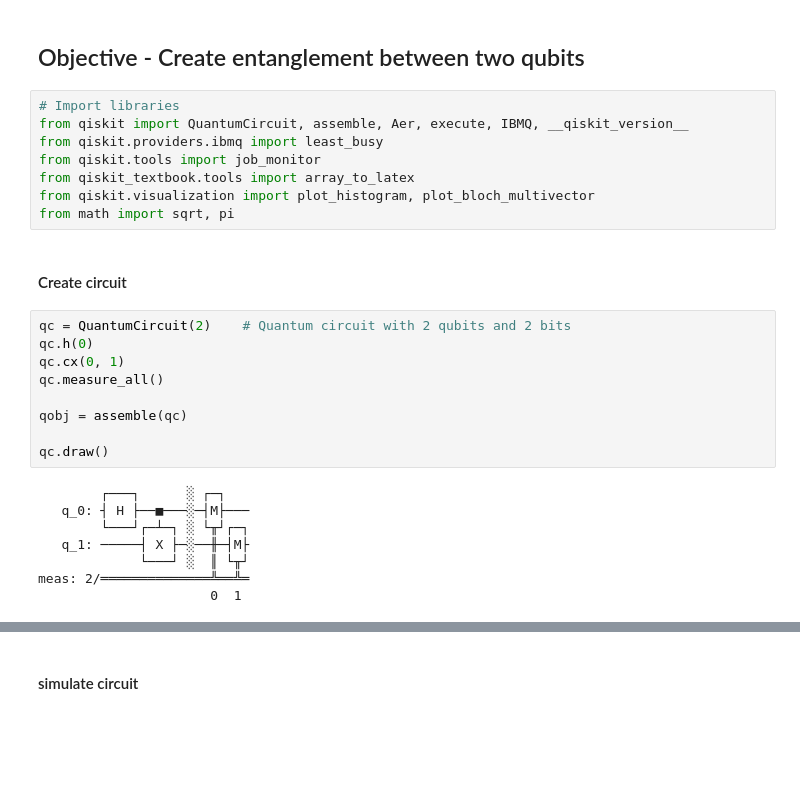
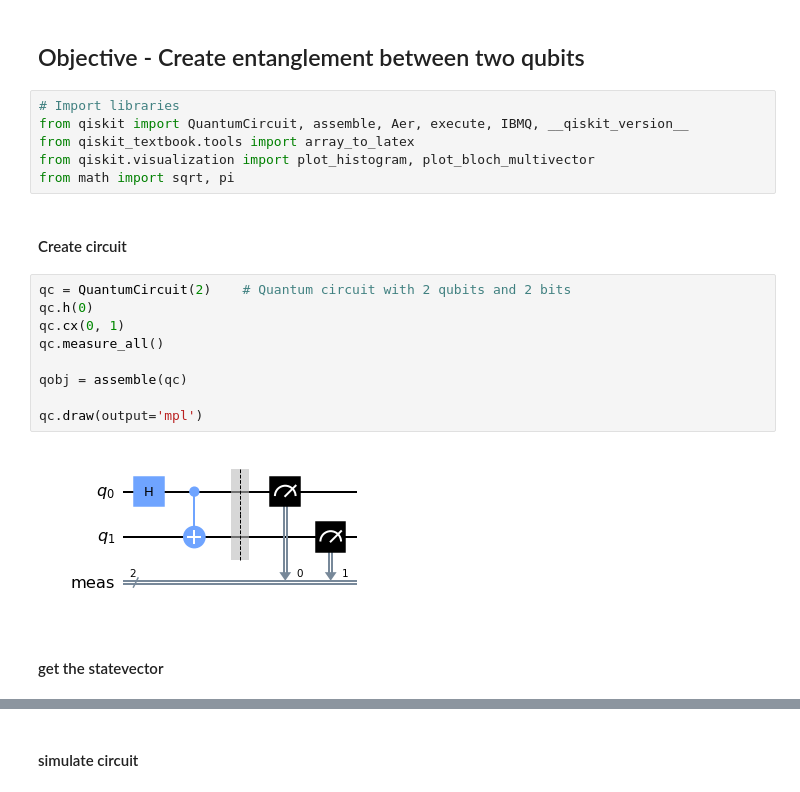
Before and after one commit to rohannakra/Simulating-Quantum-Entanglement, a Jupyter notebook: main.ipynb, the cells around one changed output, grey strips where cells are left out. Drawn from its saved outputs; the diff is of its cells as text; blank space fills up the shorter version.

```diff
--- a/entanglement.ipynb
+++ b/main.ipynb
@@ -3,8 +3,6 @@
 # %%
 # Import libraries
 from qiskit import QuantumCircuit, assemble, Aer, execute, IBMQ, __qiskit_version__
-from qiskit.providers.ibmq import least_busy
-from qiskit.tools import job_monitor
 from qiskit_textbook.tools import array_to_latex
 from qiskit.visualization import plot_histogram, plot_bloch_multivector
 from math import sqrt, pi
@@ -13,17 +11,13 @@ from math import sqrt, pi
 # %%
 qc = QuantumCircuit(2)    # Quantum circuit with 2 qubits and 2 bits
 qc.h(0)
 qc.cx(0, 1)
 qc.measure_all()
 
 qobj = assemble(qc)
 
-qc.draw()
+qc.draw(output='mpl')
 # %% [output]
-        ┌───┐      ░ ┌─┐
-   q_0: ┤ H ├──■───░─┤M├───
-        └───┘┌─┴─┐ ░ └╥┘┌─┐
-   q_1: ─────┤ X ├─░──╫─┤M├
-             └───┘ ░  ║ └╥┘
-meas: 2/══════════════╩══╩═
-                      0  1
+[figure, added]
+# %% [markdown]
+#### get the statevector
```
Also changed, not shown: parts of 2 cells of this notebook, 1 other file.
